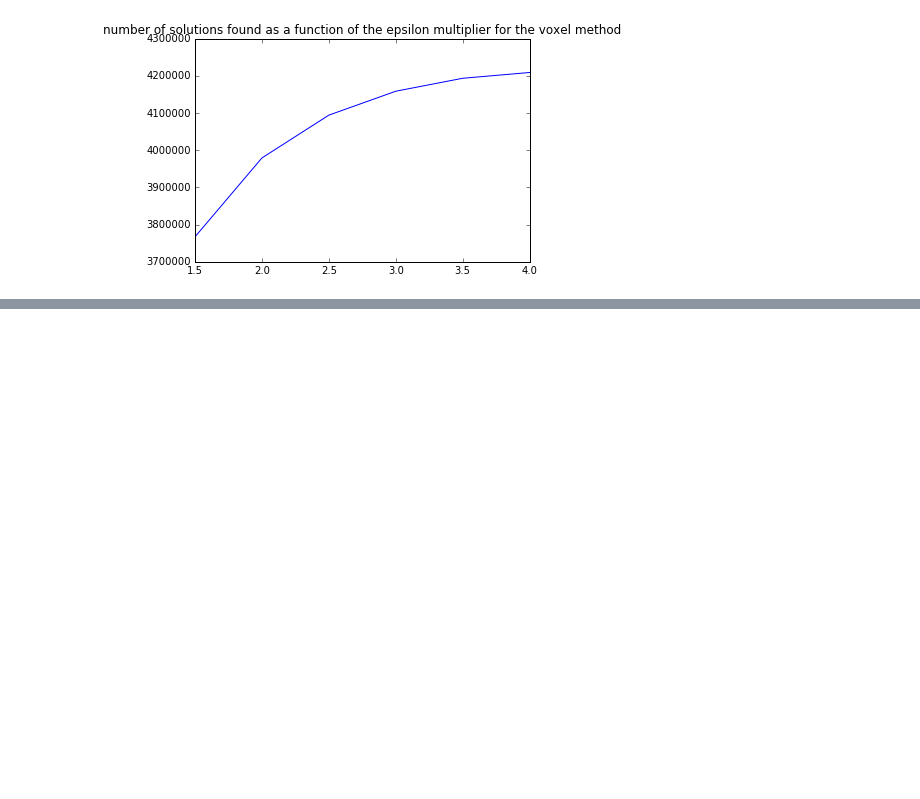
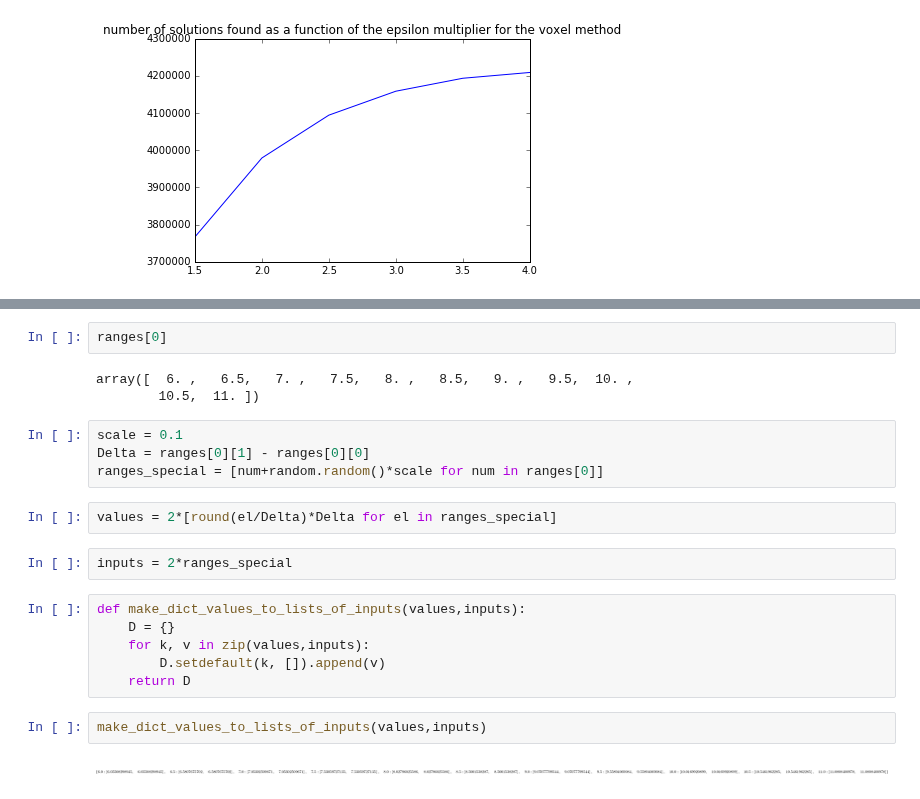
Before and after one commit to tabakg/potapov_interpolation, a Jupyter notebook: Dispersion_relation_chi_2_lists_approach.ipynb, the cells around one changed output, grey strips where cells are left out. Drawn from its saved outputs; the diff is of its cells as text; blank space fills up the shorter version.

```diff
--- a/Dispersion_relation_chi_2_lists_approach.ipynb
+++ b/Dispersion_relation_chi_2_lists_approach.ipynb
@@ -408,0 +450,23 @@ plt.plot(eps_factors, [num_found[eps] for eps in eps_factors] )
+# %%
+ranges[0]
+# %% [output]
+array([  6. ,   6.5,   7. ,   7.5,   8. ,   8.5,   9. ,   9.5,  10. ,
+        10.5,  11. ])
+# %%
+scale = 0.1
+Delta = ranges[0][1] - ranges[0][0]
+ranges_special = [num+random.random()*scale for num in ranges[0]]
+# %%
+values = 2*[round(el/Delta)*Delta for el in ranges_special]
+# %%
+inputs = 2*ranges_special
+# %%
+def make_dict_values_to_lists_of_inputs(values,inputs):
+    D = {}
+    for k, v in zip(values,inputs):
+        D.setdefault(k, []).append(v)
+    return D
+# %%
+make_dict_values_to_lists_of_inputs(values,inputs)
+# %% [output]
+[figure, added]
```
Also changed, not shown: parts of 12 cells of this notebook, 1 other file.
